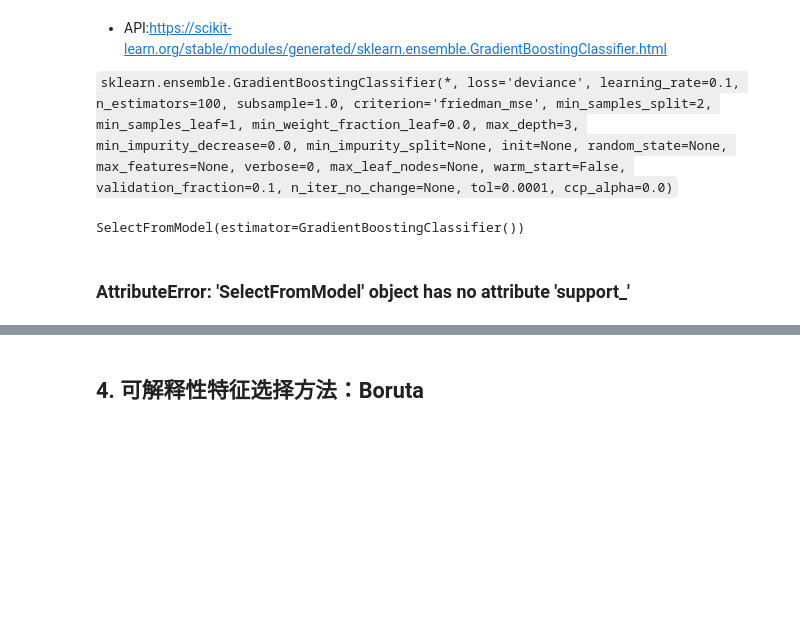
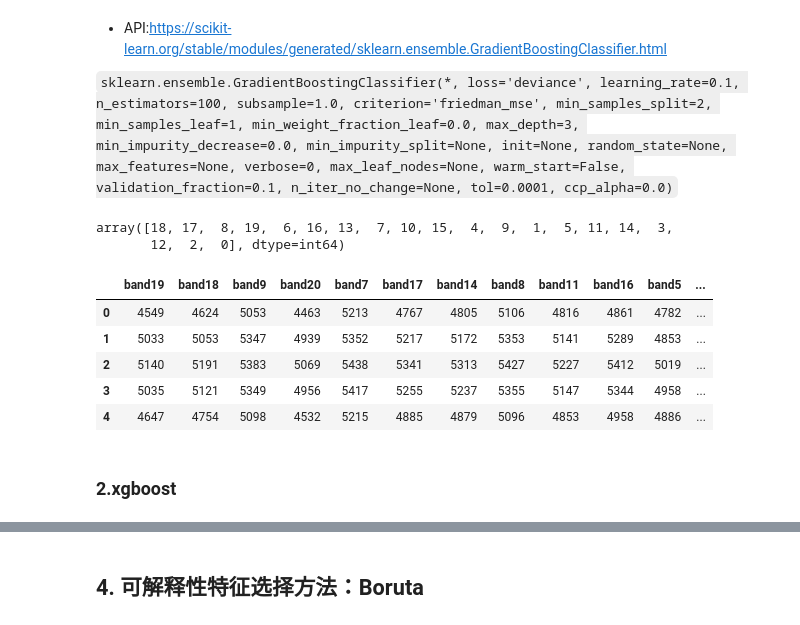
Before and after one commit to datamonday/HSI-Analysis, a Jupyter notebook: 01 Hyperspectral Image Analysis/04 Feature Selection.ipynb, the cells around one changed output, grey strips where cells are left out. Drawn from its saved outputs; the diff is of its cells as text; code cells hidden in the pictures; blank space fills up the shorter version.

```diff
--- a/01 Hyperspectral Image Analysis/04 Feature Selection.ipynb
+++ b/01 Hyperspectral Image Analysis/04 Feature Selection.ipynb
@@ -446,18 +448,11 @@ fs_embbed_penalty.shape
 
 `sklearn.ensemble.GradientBoostingClassifier(*, loss='deviance', learning_rate=0.1, n_estimators=100, subsample=1.0, criterion='friedman_mse', min_samples_split=2, min_samples_leaf=1, min_weight_fraction_leaf=0.0, max_depth=3, min_impurity_decrease=0.0, min_impurity_split=None, init=None, random_state=None, max_features=None, verbose=0, max_leaf_nodes=None, warm_start=False, validation_fraction=0.1, n_iter_no_change=None, tol=0.0001, ccp_alpha=0.0)`
 # %%
-# from sklearn.feature_selection import SelectFromModel
-# from sklearn.ensemble import GradientBoostingClassifier
+from sklearn.feature_selection import SelectFromModel
+from sklearn.ensemble import GradientBoostingClassifier
 
-# # GBDT
-# est = GradientBoostingClassifier(loss='deviance',
-#                                  learning_rate=0.1,
-#                                  n_estimators=100)
-
-# fs_embbed_gbdt = SelectFromModel(estimator=est)
-# fs_embbed_gbdt.fit(df_pca, df.iloc[:, -1])
-# fs_embbed_gbdt
+# GBDT
+fs_embbed_gbdt = GradientBoostingClassifier(loss='deviance',
+                                            learning_rate=0.1,
+                                            n_estimators=100).fit(df_pca,
+                                                                  df.iloc[:, -1])
-# %% [output]
-SelectFromModel(estimator=GradientBoostingClassifier())
-# %% [markdown]
-### AttributeError: 'SelectFromModel' object has no attribute 'support_'
@@ -467,0 +459,5 @@ SelectFromModel(estimator=GradientBoostingClassifier())
+# %%
+fs_embbed_gbdt.feature_importances_.argsort()
+# %% [output]
+array([18, 17,  8, 19,  6, 16, 13,  7, 10, 15,  4,  9,  1,  5, 11, 14,  3,
+       12,  2,  0], dtype=int64)
@@ -467,0 +466,12 @@ SelectFromModel(estimator=GradientBoostingClassifier())
+# %%
+fs_embbed_gbdt_arry = df.loc[:, fs_gbdt_idx]
+fs_embbed_gbdt_arry.head()
+# %% [output]
+|  | band19 | band18 | band9 | band20 | band7 | band17 | band14 | band8 | band11 | band16 | band5 | ... |
+| 0 | 4549 | 4624 | 5053 | 4463 | 5213 | 4767 | 4805 | 5106 | 4816 | 4861 | 4782 | ... |
+| 1 | 5033 | 5053 | 5347 | 4939 | 5352 | 5217 | 5172 | 5353 | 5141 | 5289 | 4853 | ... |
+| 2 | 5140 | 5191 | 5383 | 5069 | 5438 | 5341 | 5313 | 5427 | 5227 | 5412 | 5019 | ... |
+| 3 | 5035 | 5121 | 5349 | 4956 | 5417 | 5255 | 5237 | 5355 | 5147 | 5344 | 4958 | ... |
+| 4 | 4647 | 4754 | 5098 | 4532 | 5215 | 4885 | 4879 | 5096 | 4853 | 4958 | 4886 | ... |
+# %% [markdown]
+### 2.xgboost
```
Also changed, not shown: parts of 13 cells of this notebook, 2 other files.
